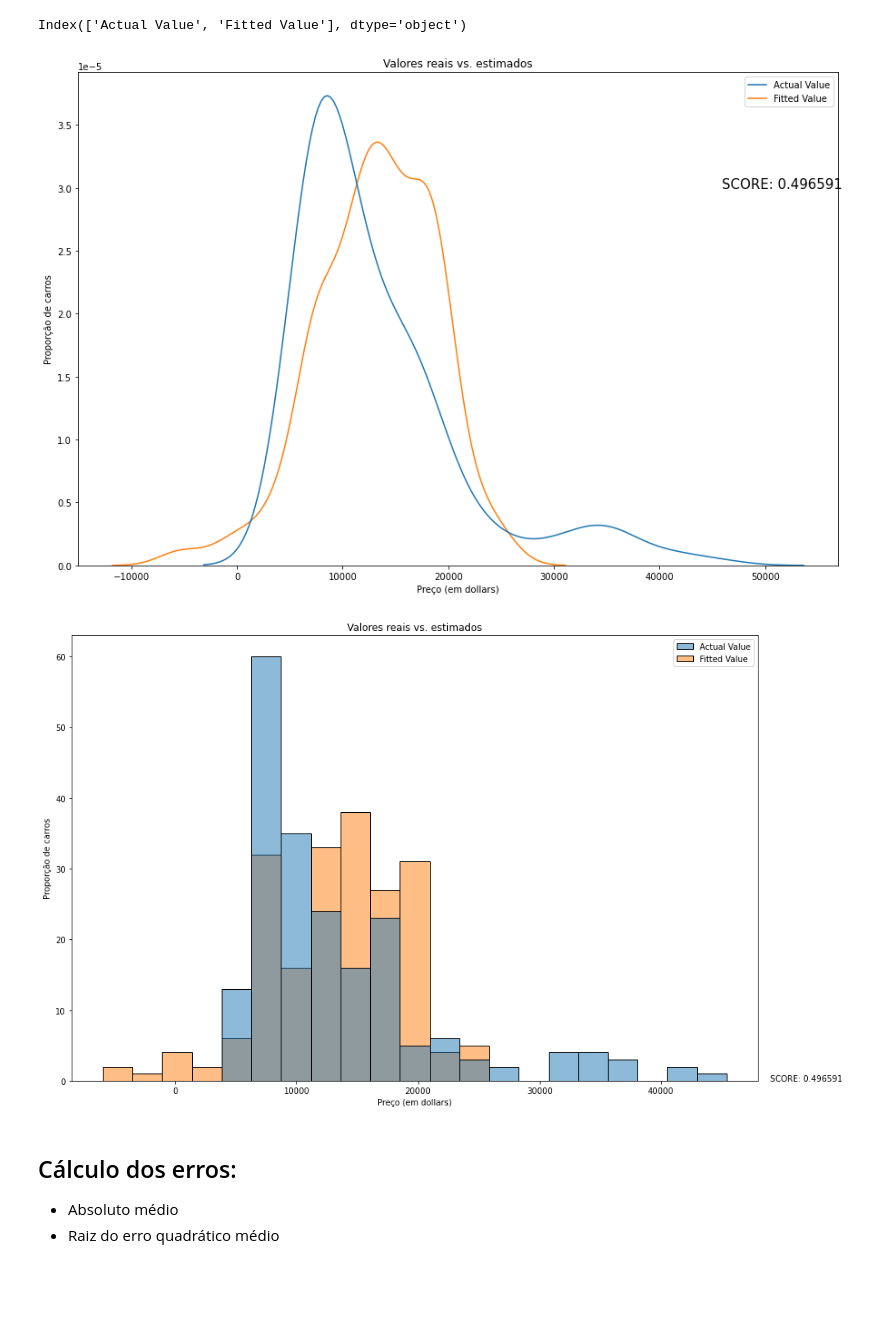
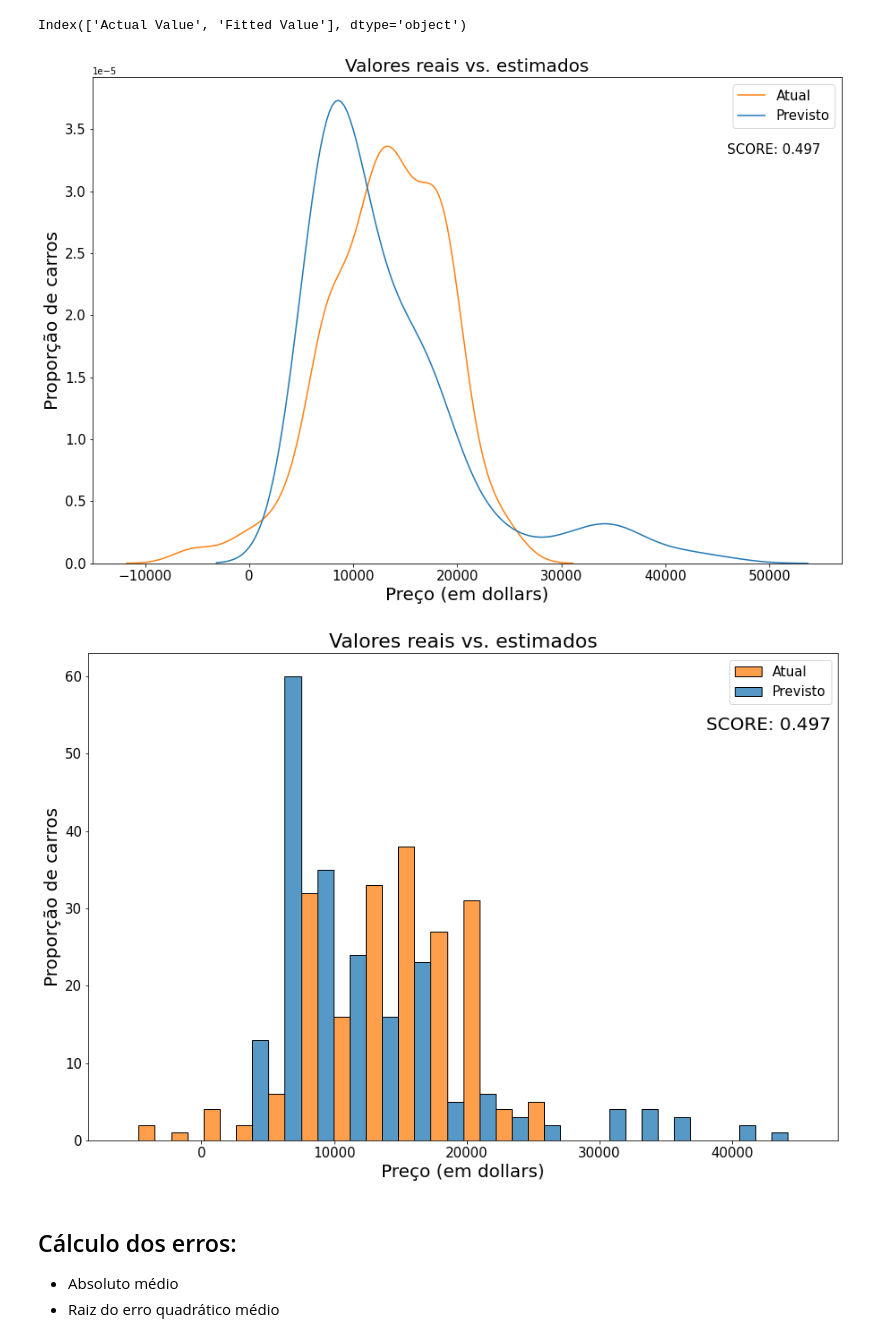
Before and after one commit to EduPek/PPGOLD7037, a Jupyter notebook: DS_PPGOLD_Aula06_01.ipynb, the cells around one changed output. Saved outputs shown, nothing was run; the diff lists cells and outputs as text; code cells hidden in the pictures; blank space fills up the shorter version.

```diff
--- a/DS_PPGOLD_Aula06_01.ipynb
+++ b/DS_PPGOLD_Aula06_01.ipynb
@@ -34,7 +34,7 @@ from sklearn.metrics import mean_squared_error
 table = pd.DataFrame(columns = ["Modelo", "Score"])
 
 # Ler o arquivo online pela URL fornecida acima, e atribua-o à variável "df".
-my_file = "Auto_pronto.csv" #Cópia de segurança ;)
+my_file = "https://raw.githubusercontent.com/EduPek/PPGOLD7037/main/Data/Auto_pronto.csv" #Cópia de segurança ;)
 
 # Atribuir o arquivo a uma váriável DataFrame
 df = pd.read_csv(my_file)
@@ -176,14 +185,16 @@ plt.figure(figsize=(15, 10))
 
 sns.kdeplot(data = df_graph) # KDE - kernel density estimate
 
-plt.title('Valores reais vs. estimados')
-plt.xlabel('Preço (em dollars)')
-plt.ylabel('Proporção de carros')
-#plt.legend(df_graph.columns, fontsize = 15)
+plt.title('Valores reais vs. estimados', size = 20)
+plt.xlabel('Preço (em dollars)', size = 20)
+plt.ylabel('Proporção de carros', size = 20)
+plt.yticks(size = 15)
+plt.xticks(size = 15)
+plt.legend(labels=["Atual","Previsto"], fontsize = 15, bbox_to_anchor=(1, 1))
 
-tt = "SCORE: %f" % lm.score(X, Y)
+tt = "SCORE: %.3f" % lm.score(X, Y)
 
-plt.text(45900, 0.00003, tt, size = 15)
+plt.text(45900, 0.000033, tt, size = 15)
 
 plt.show()
 plt.close()
@@ -191,25 +202,28 @@ plt.close()
 # incluir linha na Tabela final para compararmos os diversos modelos
 table.loc[table.shape[0]] = ["Modelo 1", lm.score(X, Y)]
 # %% [output]
-[figure, old version]
+[figure, new version]
 # %%
 %matplotlib inline
 plt.figure(figsize=(15, 10))
 
-sns.histplot(data = df_graph)
+sns.histplot(data = df_graph, multiple = 'dodge')
 
-plt.title('Valores reais vs. estimados')
-plt.xlabel('Preço (em dollars)')
-plt.ylabel('Proporção de carros')
+plt.title('Valores reais vs. estimados', size = 22)
+plt.xlabel('Preço (em dollars)', size = 20)
+plt.ylabel('Proporção de carros', size = 20)
+plt.yticks(size = 15)
+plt.xticks(size = 15)
+plt.legend(labels=["Atual","Previsto"], fontsize = 15, bbox_to_anchor=(1, 1))
 
-tt = "SCORE: %f" % lm.score(X, Y)
+tt = "SCORE: %.3f" % lm.score(X, Y)
 
-plt.text(49000, 0.000035, tt)
+plt.text(38000, 53, tt, size = 20)
 
 plt.show()
 plt.close()
 # %% [output]
-[figure, old version]
+[figure, new version]
 # %% [markdown]
 ## Cálculo dos erros:
 
```
Also changed, not shown: parts of 12 cells of this notebook, 2 other files.
